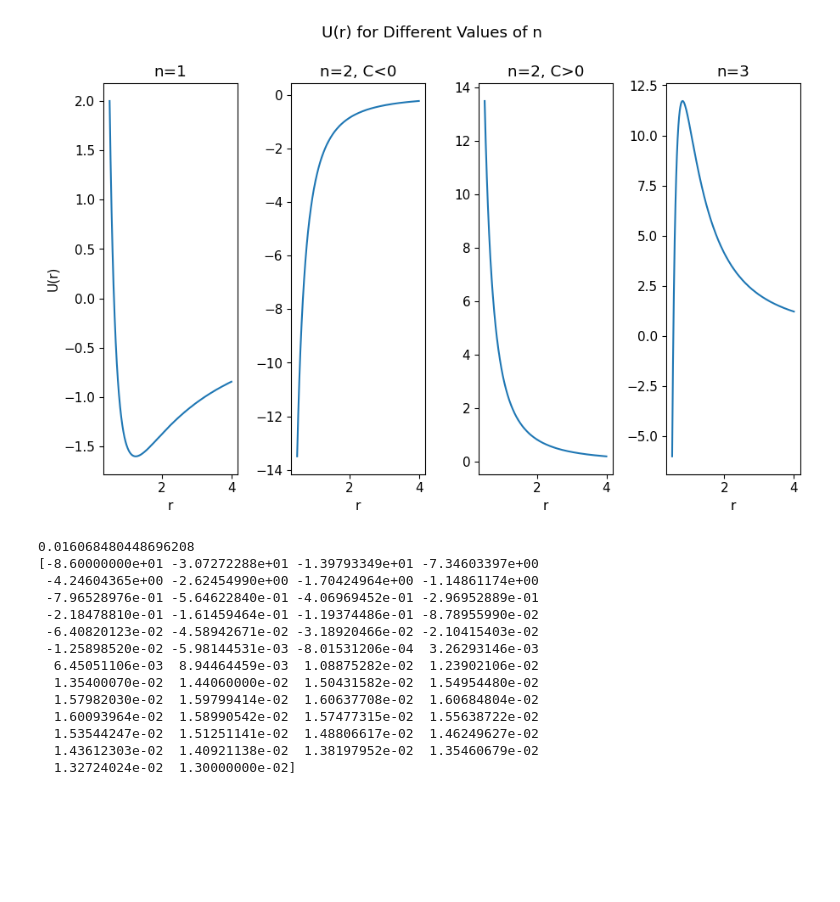
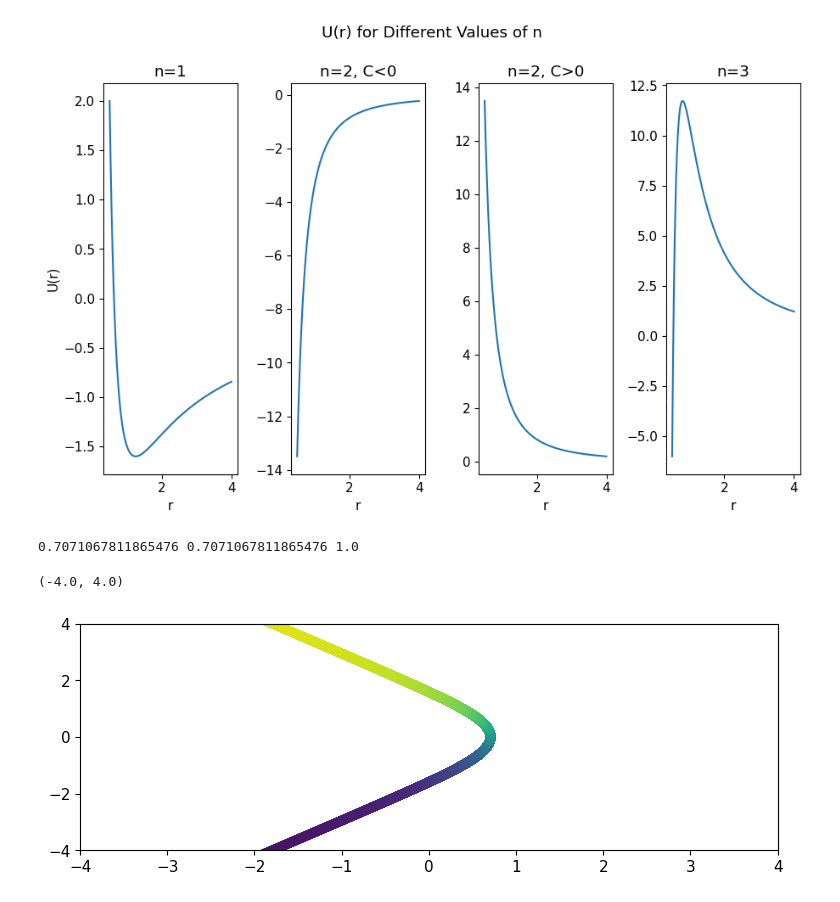
Before and after one commit to misprit7/school-latex, a Jupyter notebook: 2t3/phys350/final-project/plots.ipynb, the cells around one changed output. Drawn from its saved outputs; the diff is of its cells as text; code cells hidden in the pictures; blank space fills up the shorter version.

```diff
--- a/2t3/phys350/final-project/plots.ipynb
+++ b/2t3/phys350/final-project/plots.ipynb
@@ -35,21 +33,17 @@ plt.setp(axis[:], xlabel='r');
 plt.setp(axis[0], ylabel='U(r)');
 # %% [output]
 [figure]
-# %%
-print(max(U[2]))
-print(U[2])
-# %% [output]
-0.016068480448696208
-[-8.60000000e+01 -3.07272288e+01 -1.39793349e+01 -7.34603397e+00
- -4.24604365e+00 -2.62454990e+00 -1.70424964e+00 -1.14861174e+00
- -7.96528976e-01 -5.64622840e-01 -4.06969452e-01 -2.96952889e-01
- -2.18478810e-01 -1.61459464e-01 -1.19374486e-01 -8.78955990e-02
- -6.40820123e-02 -4.58942671e-02 -3.18920466e-02 -2.10415403e-02
- -1.25898520e-02 -5.98144531e-03 -8.01531206e-04  3.26293146e-03
-  6.45051106e-03  8.94464459e-03  1.08875282e-02  1.23902106e-02
-  1.35400070e-02  1.44060000e-02  1.50431582e-02  1.54954480e-02
-  1.57982030e-02  1.59799414e-02  1.60637708e-02  1.60684804e-02
-  1.60093964e-02  1.58990542e-02  1.57477315e-02  1.55638722e-02
-  1.53544247e-02  1.51251141e-02  1.48806617e-02  1.46249627e-02
-  1.43612303e-02  1.40921138e-02  1.38197952e-02  1.35460679e-02
-  1.32724024e-02  1.30000000e-02]
+# %%
+l=2
+mu=1
+alpha2=1
+E=2
+C=l**2/2/mu-alpha2
+e=np.sqrt(np.abs(1-2*mu*alpha2/l**2))
+p2=np.sqrt(C/E)
+
+phi = np.linspace(-1/2/e*np.pi+1e-2, 1/2/e*np.pi-1e-2, 10000)
+r=p2/np.cos(e*phi)
+print(e, p2, C)
+# %% [output]
+0.7071067811865476 0.7071067811865476 1.0
@@ -55,0 +52,7 @@ print(U[2])
+# %%
+plt.scatter(r*np.cos(phi), r*np.sin(phi), c=np.arange(len(phi)))
+plt.xlim(-4, 4)
+plt.ylim(-4, 4)
+# %% [output]
+(-4.0, 4.0)
+[figure, added]
```
Also changed, not shown: parts of 2 cells of this notebook, 2 other files.
